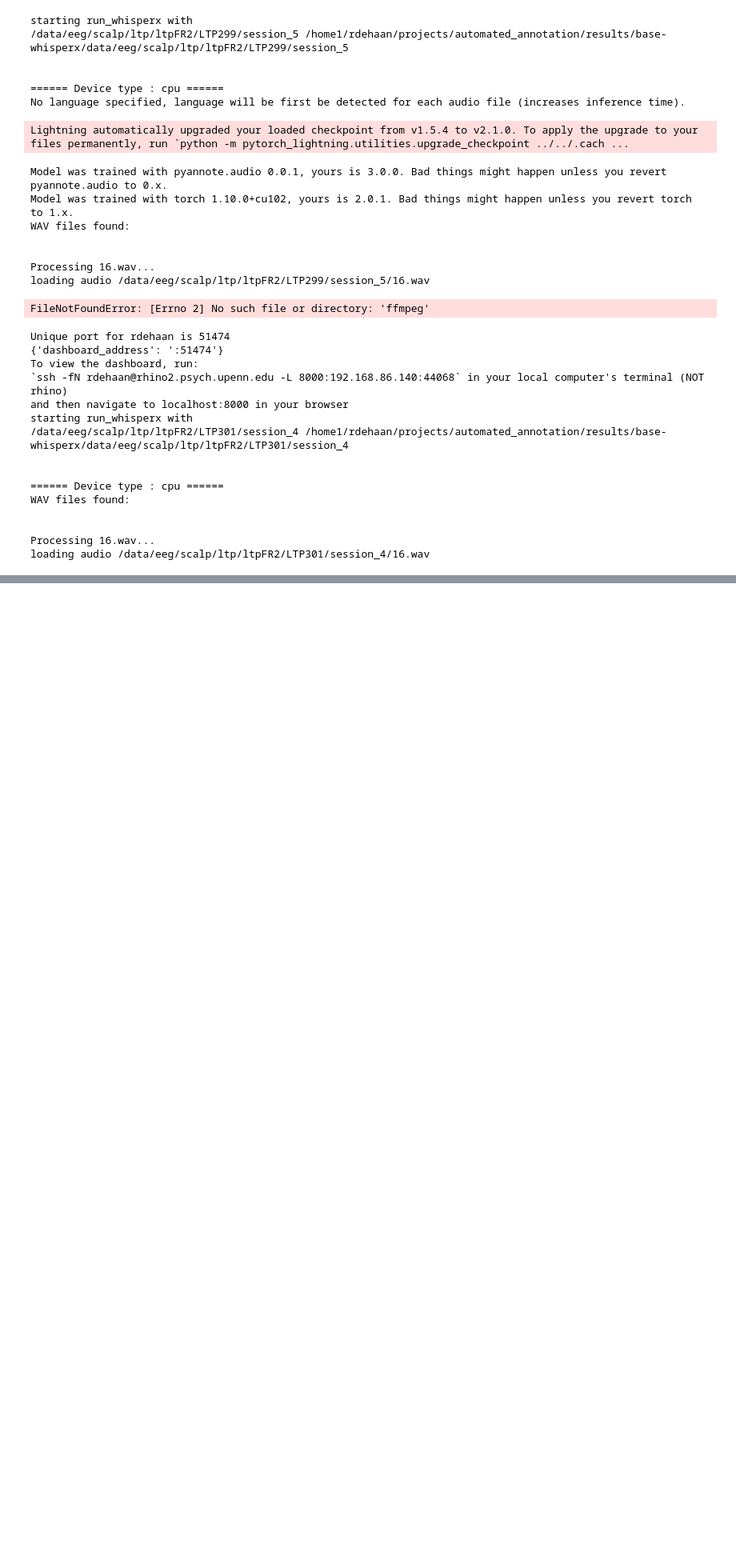
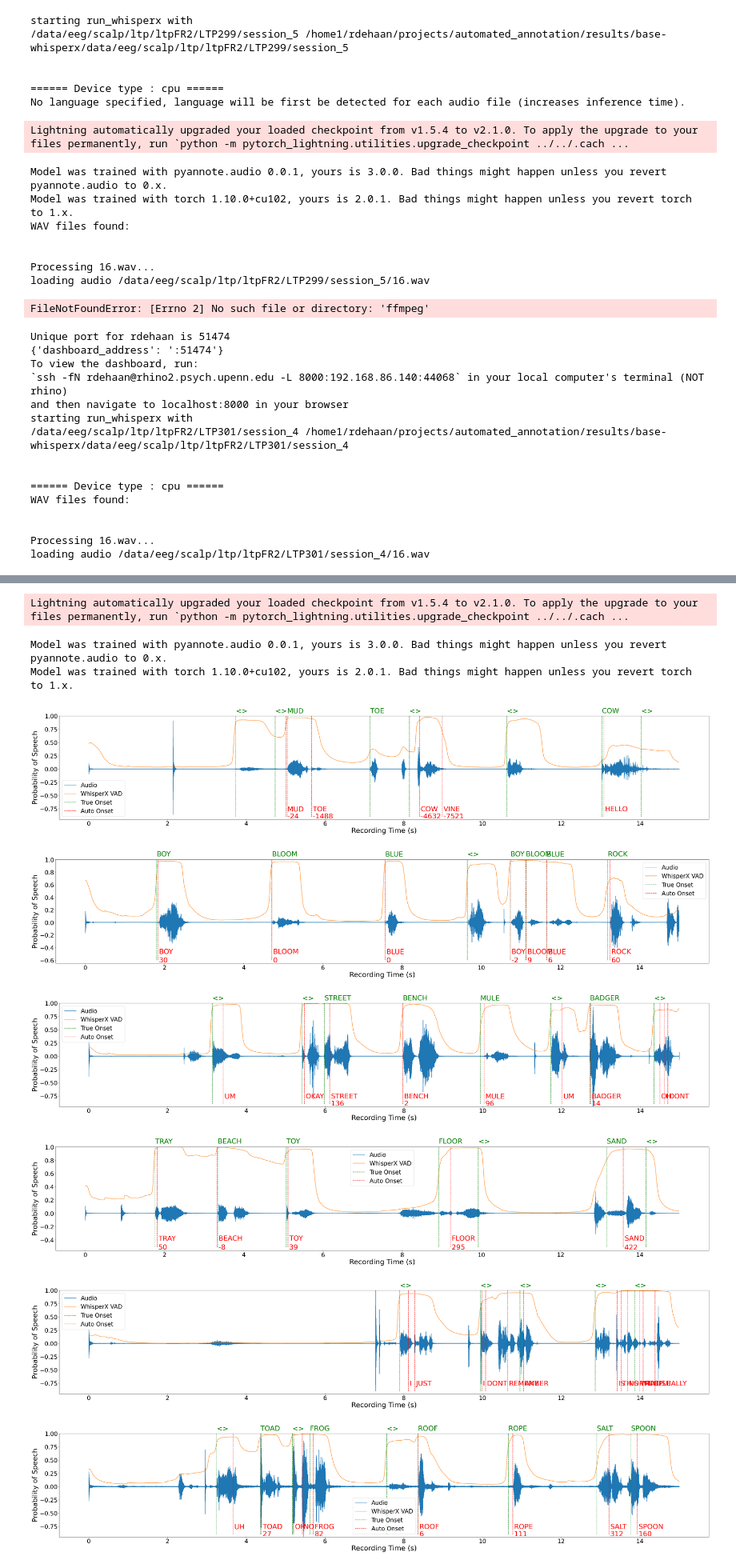
Before and after one commit to pennmem/automated_annotation, a Jupyter notebook: run_automated_annotations.ipynb, the cells around one changed output, grey strips where cells are left out. Shown at 80% size. Cells and saved outputs as stored; diff of their text form; code cells hidden in the pictures; blank space fills up the shorter version.

Commit message:
update for lab presentation on 2023-11-01, with recall period audio/VAD plots and partial implementation of model meta-data storage and separation of whisper and whisperx models

```diff
--- a/run_automated_annotations.ipynb
+++ b/run_automated_annotations.ipynb
@@ -414,0 +553,49 @@ Split: test
+# %%
+import numpy as np
+import torch
+import pickle
+import pdb
+from whisperx.vad import load_vad_model
+from whisperx.asr import SAMPLE_RATE
+import whisperx
+
+use_gpu = False
+device = "cuda:0" if use_gpu else "cpu"
+vad = load_vad_model(device, vad_onset=0.500, vad_offset=0.363, use_auth_token=None, model_fp=None)
+
+
+in_dir = 'test/whisperx_vad_fun/audio'
+ann_dir = 'dependencies/annotation_gauntlet/session_0_QC'
+# in_dir = 'dependencies/annotation_gauntlet/session_0'
+# from gauntlet:
+# hard initial phonemes: 11.wav
+# mix of hard/soft initial phonemes: 10.wav
+
+# with open('input_dirs.pkl', 'rb') as f:
+#     input_dirs = pickle.load(f)
+# in_dir = input_dirs['train'][0]
+
+for list_num in range(1, 12):
+    file = in_dir + f'/{list_num}.npy'
+    audio = np.load(file)
+    # load .ann files, which demarcate end of header with blank line
+    ann_file = os.path.join(ann_dir, f'{list_num}.ann')
+    ann = load_ann(ann_file)[['item_name', 'onset', 'item_num']]
+
+    auto_ann = pd.read_csv(os.path.join(ann_dir, 'whisperx_out', f'{list_num}.csv'))
+    auto_ann = auto_ann.rename(columns={'Word': 'item_name', 'Onset': 'onset', 'Offset': 'offset', 'Probability': 'probability'})
+
+    vad_pred = vad({"waveform": torch.from_numpy(audio).unsqueeze(0), "sample_rate": SAMPLE_RATE})
+    plot_recall_recording(audio, vad_pred, ann, auto_ann, plot_basename=f'test/whisperx_vad_fun/plots/recall_period_list{list_num}')
+
+plt.show()
+# %% [output]
+Lightning automatically upgraded your loaded checkpoint from v1.5.4 to v2.1.0. To apply the upgrade to your files permanently, run `python -m pytorch_lightning.utilities.upgrade_checkpoint ../../.cach ...
+Model was trained with pyannote.audio 0.0.1, yours is 3.0.0. Bad things might happen unless you revert pyannote.audio to 0.x.
+Model was trained with torch 1.10.0+cu102, yours is 2.0.1. Bad things might happen unless you revert torch to 1.x.
+[figure, added]
+[figure, added]
+[figure, added]
+[figure, added]
+[figure, added]
+[figure, added]
```
Also changed, not shown: parts of 12 cells of this notebook, 3 other files.
